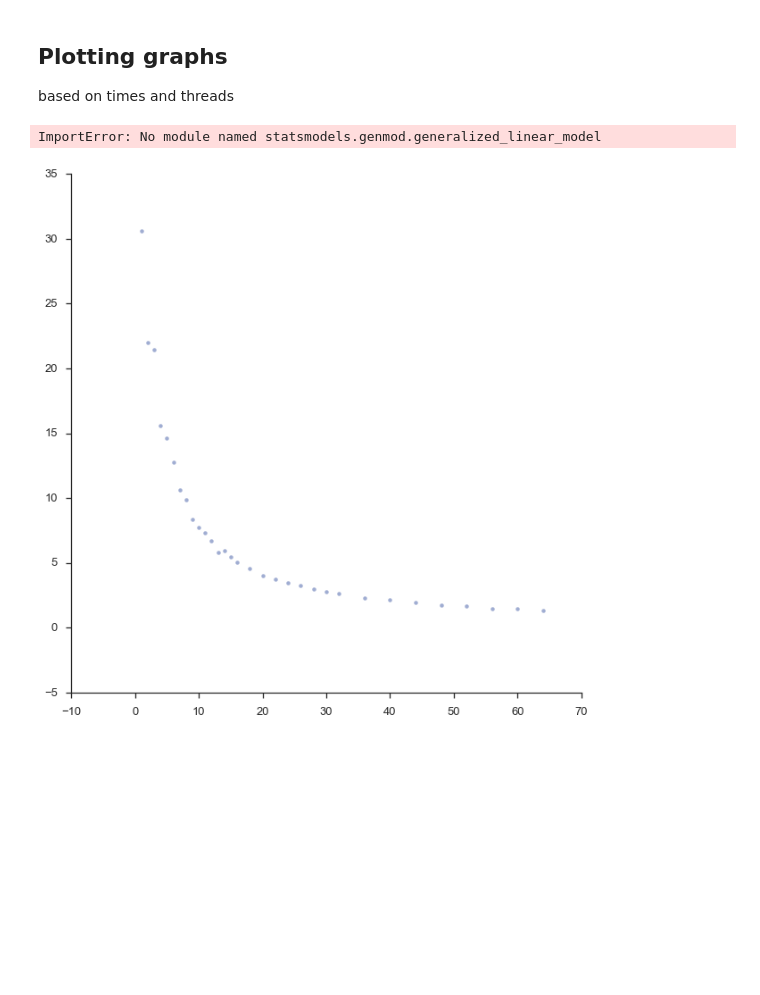
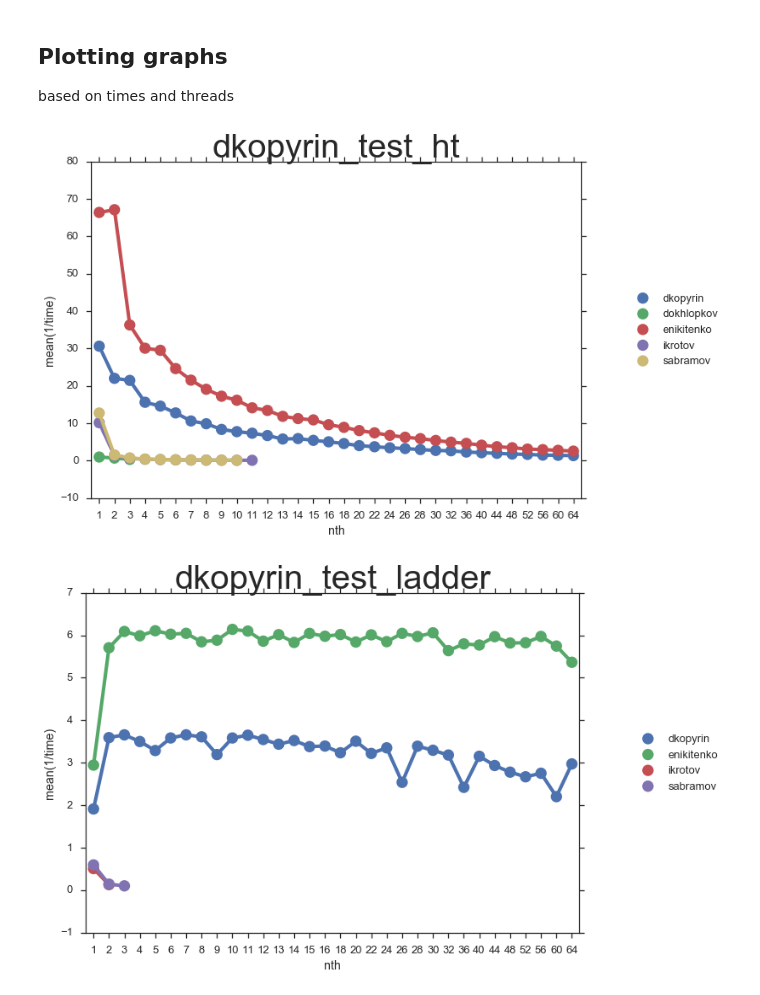
Before and after one commit to annamel/acroparallels2016, a Jupyter notebook: tester/par_test_results.ipynb, the cells around one changed output. Drawn from its saved outputs; the diff is of its cells as text; code cells hidden in the pictures; blank space fills up the shorter version.

Commit message:
remove linear plots, build pointplots

```diff
--- a/tester/par_test_results.ipynb
+++ b/tester/par_test_results.ipynb
@@ -60,15 +60,13 @@ based on times and threads
 # %%
 passed_data = (data[data["time"] != -1]).copy()
 passed_data["1/time"] = passed_data["time"].apply(lambda x: 1/x)
 
 sns.set(style="ticks", context="talk", font_scale=1)
 for test in tests:
     test_data = passed_data[passed_data.testid == test]
-    pal = sns.cubehelix_palette(4, 1.5, .75, light=.6, dark=.2)
-    g = sns.lmplot(x="nth", y="1/time", hue="lib", data=test_data, palette=pal, size=9, logistic=True)
+    ax = sns.pointplot(x="nth", y="1/time", hue="lib", data=test_data, size=9, ).legend(loc='center right', bbox_to_anchor=(1.3, 0.5))
     plt.title(test, fontsize=40)
-    g.set_axis_labels("Number of threads", "1 / Time")
     plt.show()
 # %% [output]
-ImportError: No module named statsmodels.genmod.generalized_linear_model
-[figure, old version]
+[figure, new version]
+[figure, added]
```
Also changed, not shown: parts of 4 cells of this notebook.
